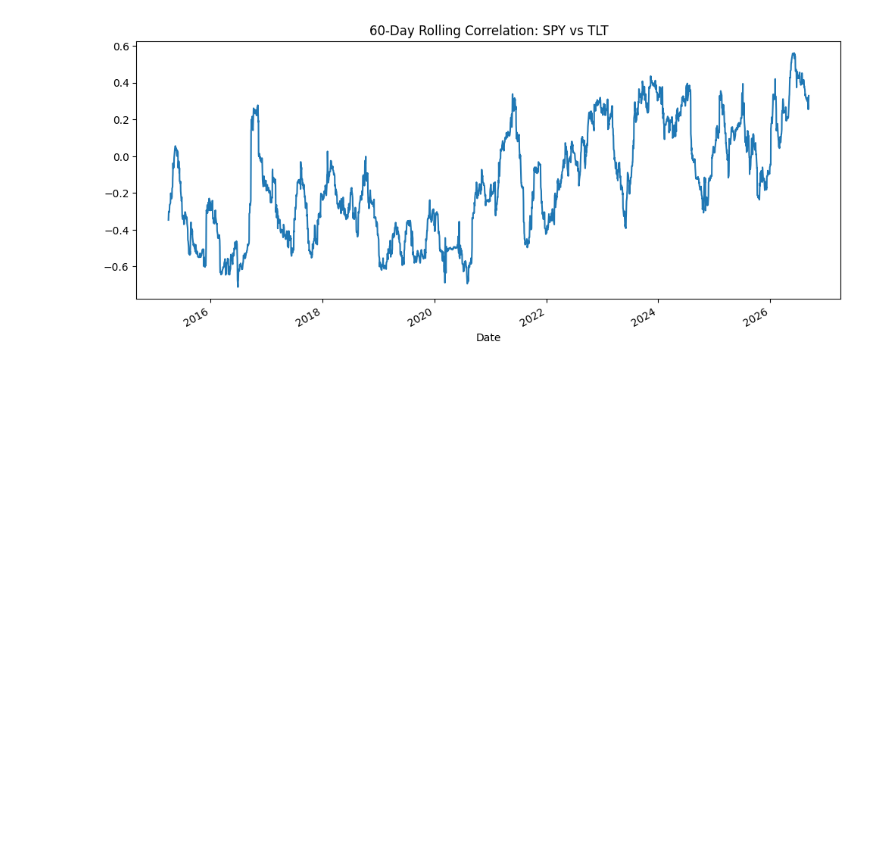
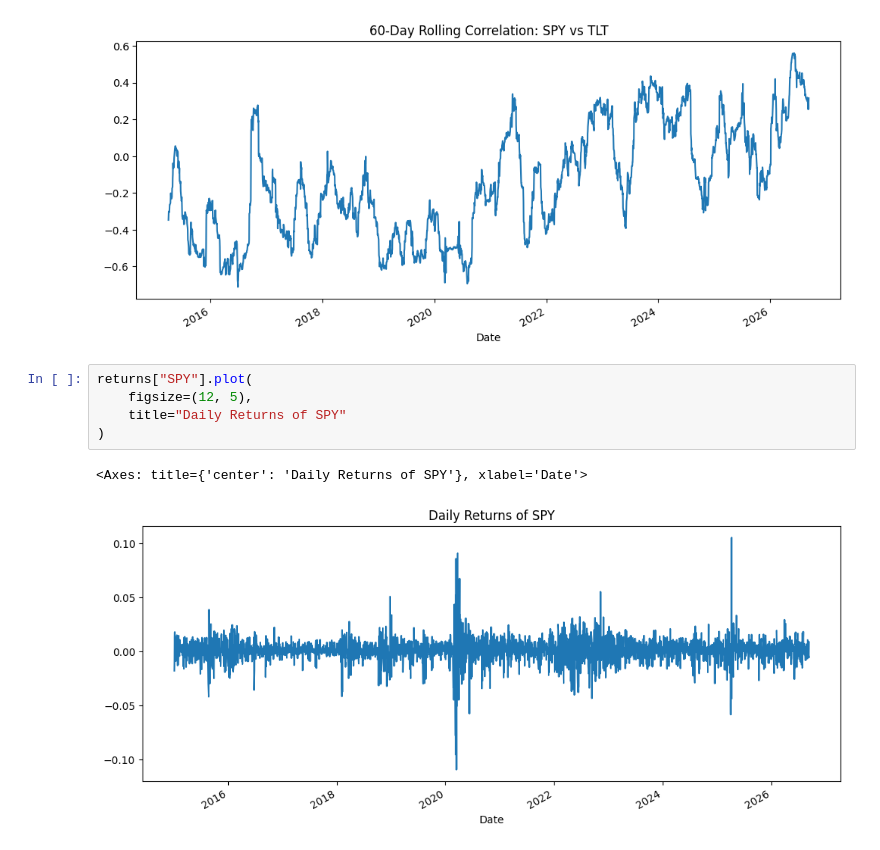
Before and after one commit to Lea17-hub/multi-asset-risk-engine, a Jupyter notebook: 01_market_data.ipynb, the cells around one changed output. Drawn from its saved outputs; the diff is of its cells as text; blank space fills up the shorter version.

```diff
--- a/01_market_data.ipynb
+++ b/01_market_data.ipynb
@@ -191,3 +191,11 @@ rolling_corr_spy_tlt.plot(
 # %% [output]
 <Axes: title={'center': '60-Day Rolling Correlation: SPY vs TLT'}, xlabel='Date'>
 [figure]
+# %%
+returns["SPY"].plot(
+    figsize=(12, 5),
+    title="Daily Returns of SPY"
+)
+# %% [output]
+<Axes: title={'center': 'Daily Returns of SPY'}, xlabel='Date'>
+[figure, added]
```
Also changed, not shown: parts of 12 cells of this notebook.
